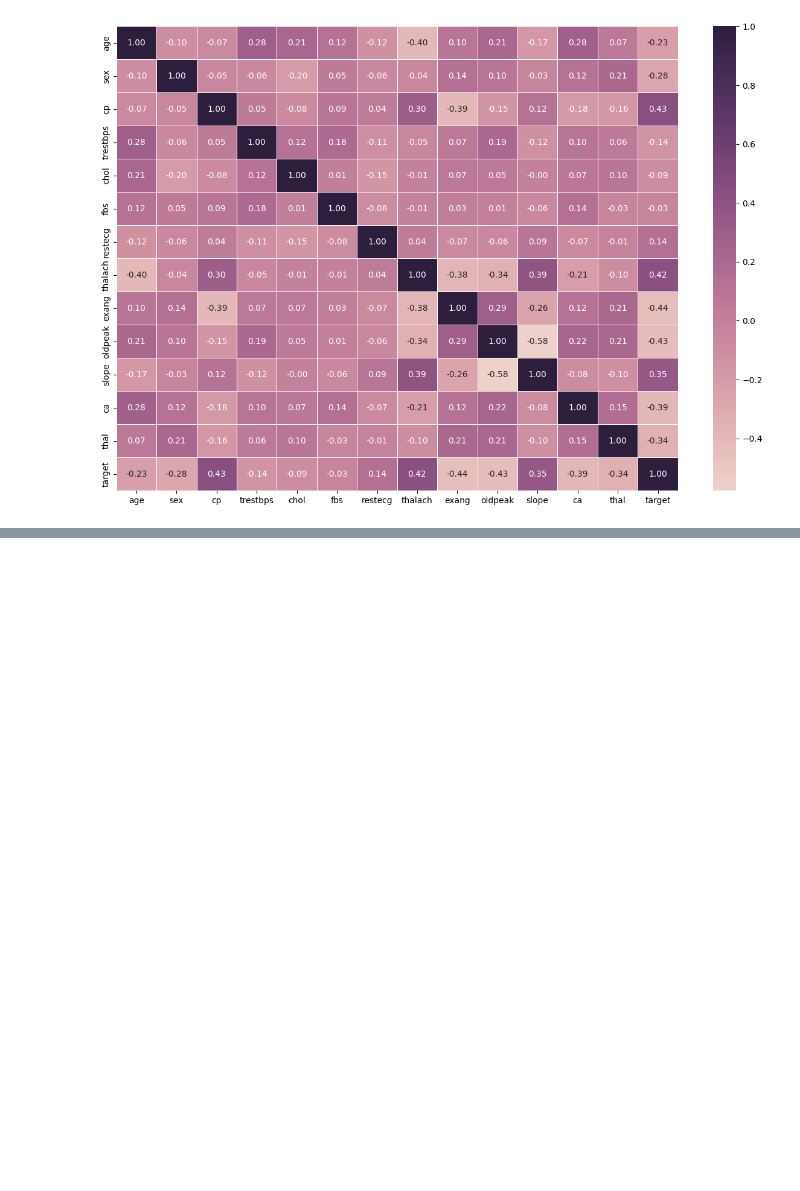
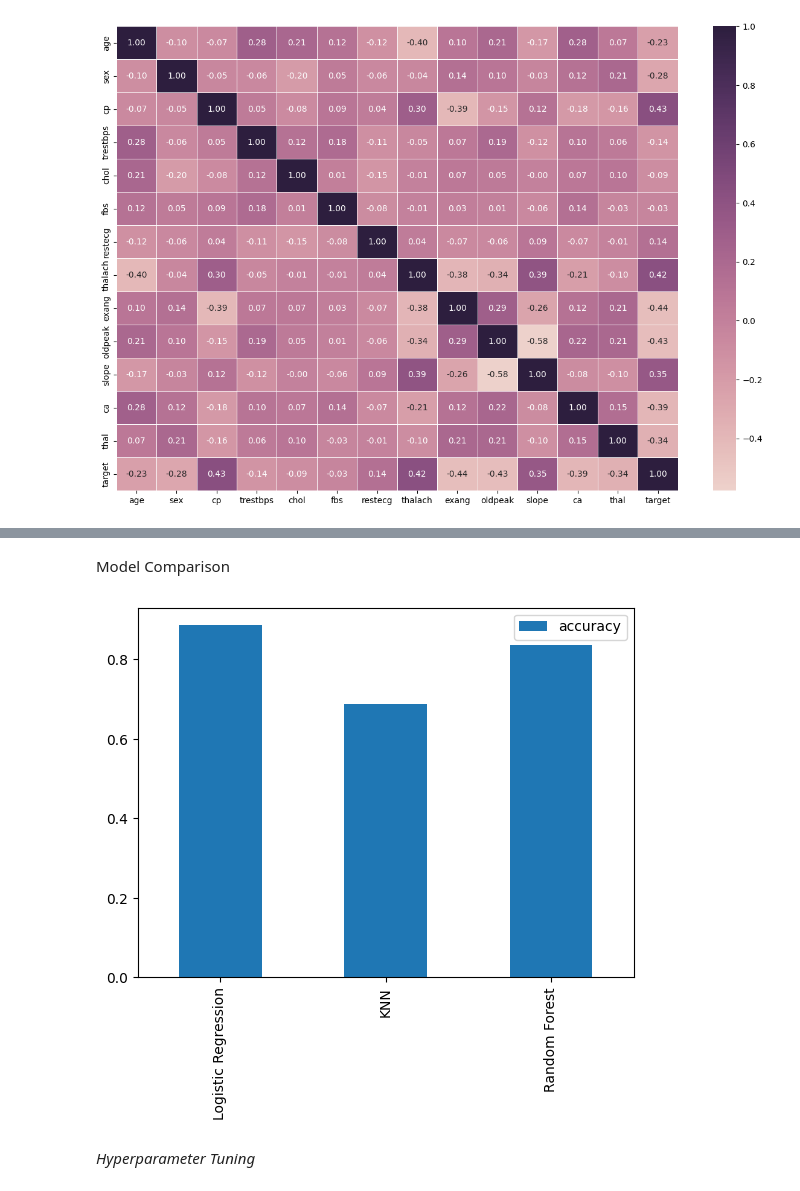
Before and after one commit to NidhiBolia/Predicting-Heart-Disease, a Jupyter notebook: main.ipynb, the cells around one changed output, grey strips where cells are left out. Drawn from its saved outputs; the diff is of its cells as text; code cells hidden in the pictures; blank space fills up the shorter version.

Commit message:
Model Tunning

```diff
--- a/main.ipynb
+++ b/main.ipynb
@@ -192,0 +195,29 @@ ax = sns.heatmap(corr_matrix,
+# %%
+# Split the data
+X=data.drop("target",axis=1)
+y=data["target"]
+
+# train and test
+np.random.seed(42)
+X_train,X_test,y_train,y_test=train_test_split(X,y,test_size=0.2)
+# %%
+# Models in a dictionary
+models={"Logistic Regression":LogisticRegression(),
+        "KNN":KNeighborsClassifier(),
+        "Random Forest":RandomForestClassifier()
+        }
+
+# Creating a function
+def fit_and_score(models,X_train,X_test,y_train,y_test):
+        np.random.seed(42)
+        model_scores={}
+        for name,model in models.items():
+                model.fit(X_train,y_train)
+
+                model_scores[name]=model.score(X_test,y_test)
+
+        return model_scores
+# %%
+model_scores=fit_and_score(models=models,X_train=X_train,X_test=X_test,y_train=y_train,y_test=y_test)
+
+model_scores  #give the score for each of the model
@@ -192,0 +235,9 @@ ax = sns.heatmap(corr_matrix,
+# %% [markdown]
+Model Comparison
+# %%
+model_compare=pd.DataFrame(model_scores,index=["accuracy"])
+model_compare.T.plot.bar();
+# %% [output]
+[figure, added]
+# %% [markdown]
+*Hyperparameter Tuning*
```
Also changed, not shown: parts of 6 cells of this notebook.
